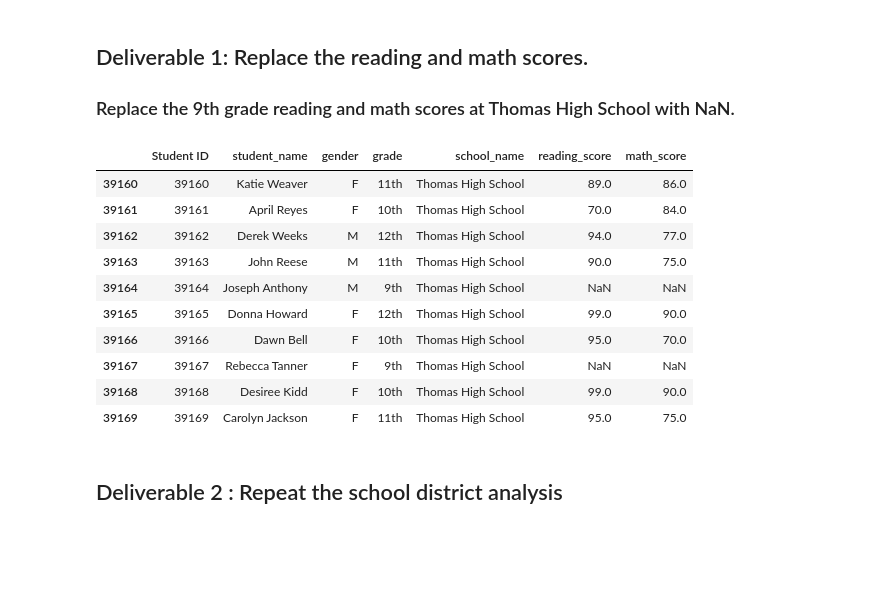
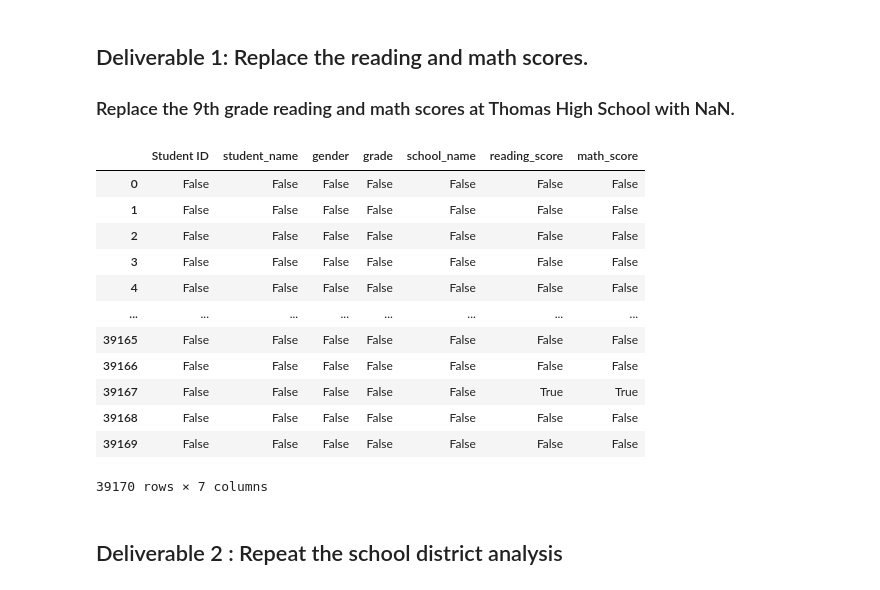
Before and after one commit to apiispanen/School_District_Analysis, a Jupyter notebook: PyCitySchools_Challenge_testing.ipynb, the cells around one changed output. Saved outputs shown, nothing was run; the diff lists cells and outputs as text; code cells hidden in the pictures; blank space fills up the shorter version.

```diff
--- a/PyCitySchools_Challenge_testing.ipynb
+++ b/PyCitySchools_Challenge_testing.ipynb
@@ -65,19 +65,22 @@ student_data_df.loc[(student_data_df["school_name"] == "Thomas High School") & (
 student_data_df.loc[(student_data_df["school_name"] == "Thomas High School") & (student_data_df["grade"] == "9th"), "math_score"] = np.nan
 # %%
 #  Step 4. Check the student data for NaN's.
-student_data_df.tail(10)
+student_data_df.isna()
+# student_data_df.tail(10)
 # %% [output]
 |  | Student ID | student_name | gender | grade | school_name | reading_score | math_score |
-| 39160 | 39160 | Katie Weaver | F | 11th | Thomas High School | 89.0 | 86.0 |
-| 39161 | 39161 | April Reyes | F | 10th | Thomas High School | 70.0 | 84.0 |
-| 39162 | 39162 | Derek Weeks | M | 12th | Thomas High School | 94.0 | 77.0 |
-| 39163 | 39163 | John Reese | M | 11th | Thomas High School | 90.0 | 75.0 |
-| 39164 | 39164 | Joseph Anthony | M | 9th | Thomas High School | NaN | NaN |
-| 39165 | 39165 | Donna Howard | F | 12th | Thomas High School | 99.0 | 90.0 |
-| 39166 | 39166 | Dawn Bell | F | 10th | Thomas High School | 95.0 | 70.0 |
-| 39167 | 39167 | Rebecca Tanner | F | 9th | Thomas High School | NaN | NaN |
-| 39168 | 39168 | Desiree Kidd | F | 10th | Thomas High School | 99.0 | 90.0 |
-| 39169 | 39169 | Carolyn Jackson | F | 11th | Thomas High School | 95.0 | 75.0 |
+| 0 | False | False | False | False | False | False | False |
+| 1 | False | False | False | False | False | False | False |
+| 2 | False | False | False | False | False | False | False |
+| 3 | False | False | False | False | False | False | False |
+| 4 | False | False | False | False | False | False | False |
+| ... | ... | ... | ... | ... | ... | ... | ... |
+| 39165 | False | False | False | False | False | False | False |
+| 39166 | False | False | False | False | False | False | False |
+| 39167 | False | False | False | False | False | True | True |
+| 39168 | False | False | False | False | False | False | False |
+| 39169 | False | False | False | False | False | False | False |
+39170 rows × 7 columns
 # %% [markdown]
 ## Deliverable 2 : Repeat the school district analysis
 # %% [markdown]
```
Also changed, not shown: parts of 18 cells of this notebook, 1 other file.
